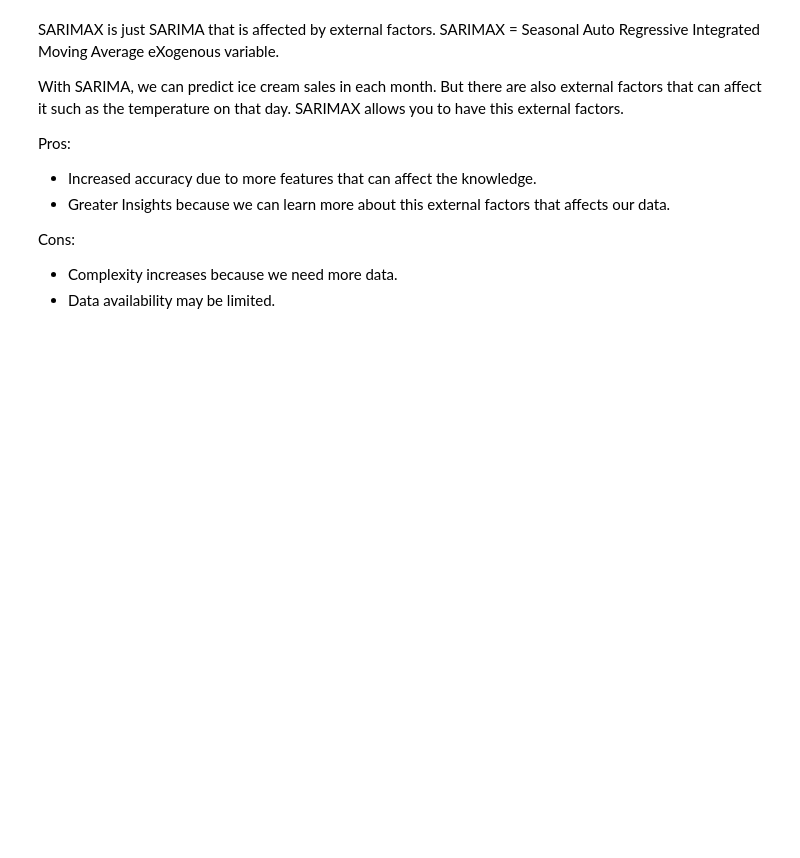
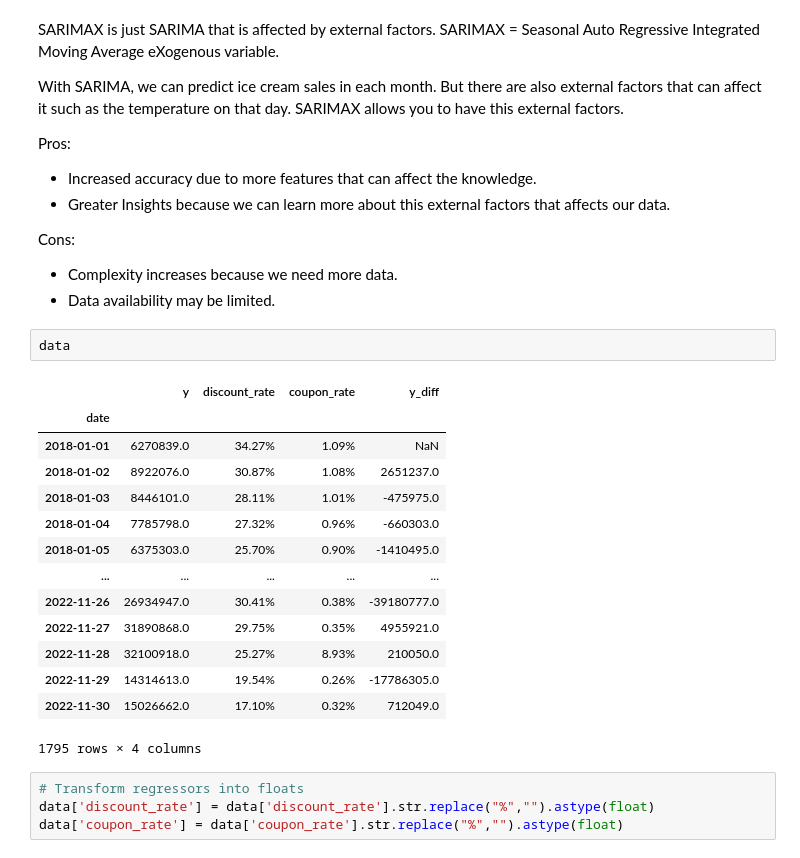
Before and after one commit to ReinerJasin/learn_time_series, a Jupyter notebook: project/7-ARIMA_SARIMA_SARIMAX.ipynb, the cells around one changed output. Drawn from its saved outputs; the diff is of its cells as text; blank space fills up the shorter version.

```diff
--- a/project/7-ARIMA_SARIMA_SARIMAX.ipynb
+++ b/project/7-ARIMA_SARIMA_SARIMAX.ipynb
@@ -608,3 +608,24 @@ Pros:
 Cons:
 * Complexity increases because we need more data.
 * Data availability may be limited.
+# %%
+data
+# %% [output]
+|  | y | discount_rate | coupon_rate | y_diff |
+| date |  |  |  |  |
+| 2018-01-01 | 6270839.0 | 34.27% | 1.09% | NaN |
+| 2018-01-02 | 8922076.0 | 30.87% | 1.08% | 2651237.0 |
+| 2018-01-03 | 8446101.0 | 28.11% | 1.01% | -475975.0 |
+| 2018-01-04 | 7785798.0 | 27.32% | 0.96% | -660303.0 |
+| 2018-01-05 | 6375303.0 | 25.70% | 0.90% | -1410495.0 |
+| ... | ... | ... | ... | ... |
+| 2022-11-26 | 26934947.0 | 30.41% | 0.38% | -39180777.0 |
+| 2022-11-27 | 31890868.0 | 29.75% | 0.35% | 4955921.0 |
+| 2022-11-28 | 32100918.0 | 25.27% | 8.93% | 210050.0 |
+| 2022-11-29 | 14314613.0 | 19.54% | 0.26% | -17786305.0 |
+| 2022-11-30 | 15026662.0 | 17.10% | 0.32% | 712049.0 |
+1795 rows × 4 columns
+# %%
+# Transform regressors into floats
+data['discount_rate'] = data['discount_rate'].str.replace("%","").astype(float)
+data['coupon_rate'] = data['coupon_rate'].str.replace("%","").astype(float)
```
Also changed, not shown: parts of 8 cells of this notebook.
